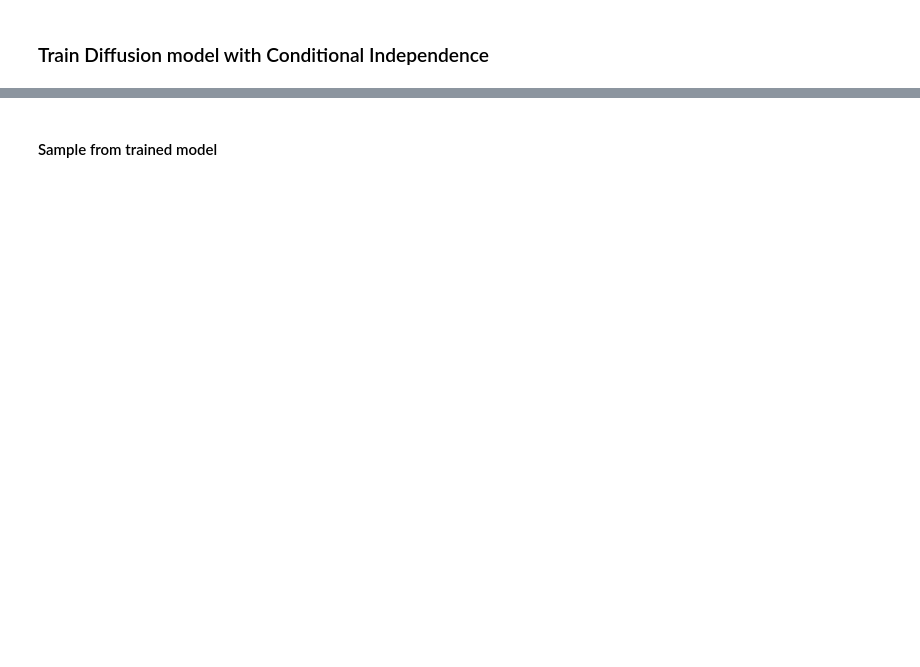
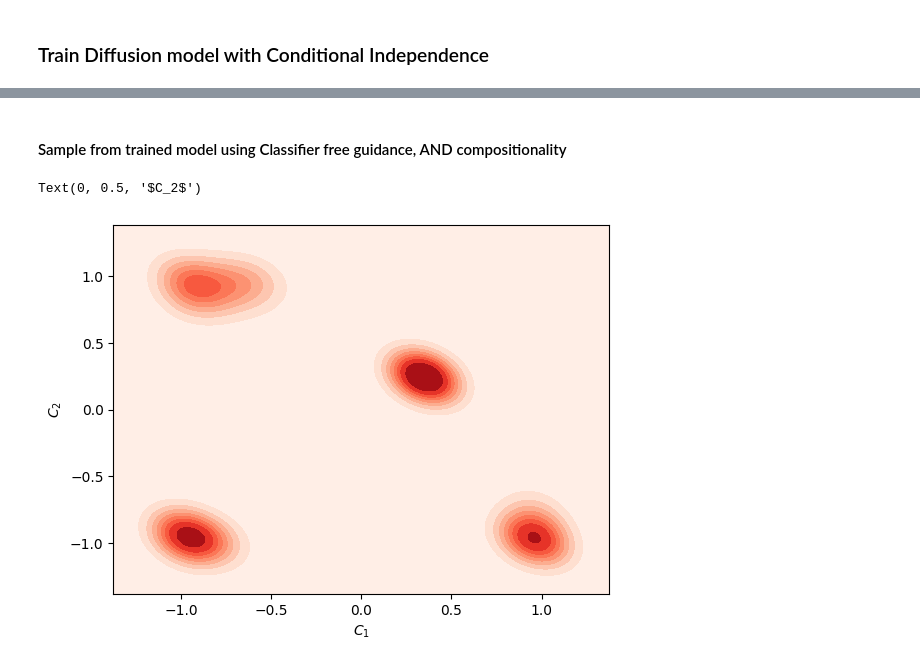
Before and after one commit to sachit3022/compositional-generation, a Jupyter notebook: notebooks/2d_gaussian_generation.ipynb, the cells around one changed output, grey strips where cells are left out. Drawn from its saved outputs; the diff is of its cells as text; code cells hidden in the pictures; blank space fills up the shorter version.

```diff
--- a/notebooks/2d_gaussian_generation.ipynb
+++ b/notebooks/2d_gaussian_generation.ipynb
@@ -104,10 +131,19 @@ class MLP(nn.Module):
 def prepare_labels(y,y_null):
     # prepare labels for diffusion and conditional independence.
     p_null = 0.2
-    y_diffusion_obj = torch.where(torch.rand(y.size(0),1,device=y.device) < p_null , y_null, y)
-    y_10,y_01,y_11,y_00 = y.clone(),y.clone(),y.clone(), y_null.clone()
-    y_10[:,1], y_01[:,0] = y_null[:,1], y_null[:,0]
-    y_coind_obj = torch.cat([y_10,y_01,y_11,y_00],dim=0)
+    #y_diffusion_obj = torch.where(torch.rand(y.size(0),1,device=y.device) < p_null , y_null, y)
+    y_diffusion_obj = torch.where(torch.rand(*y.shape,device=y.device) < p_null , y_null, y)
+    batch_size, num_cols = y.size()
+
+    all_y_idx = torch.arange(num_cols).repeat(batch_size,1)
+    y_indices = torch.argsort(torch.rand(*all_y_idx.shape[:2]), dim=1)
+    y_idx = torch.gather(all_y_idx, dim=-1, index=y_indices)[:,:2]
+    x_idx = torch.arange(batch_size*4)
+    y_null = y_null.repeat(2,1)
+    y_coind_obj = y.clone().repeat(4,1)
+    y_coind_obj[x_idx[:batch_size],y_idx[:batch_size,0]] = y_null[x_idx[:batch_size],y_idx[:batch_size,0]]
+    y_coind_obj[x_idx[batch_size:batch_size*3],:] = y_null[x_idx[:batch_size*2],:]
+    y_coind_obj[x_idx[batch_size:batch_size*2],y_idx[:batch_size,0]] = y[x_idx[:batch_size],y_idx[:batch_size,0]]
     return y_diffusion_obj,y_coind_obj
 
 
@@ -122,10 +158,13 @@ def train_step(batch,model,noise_scheduler,lambda_coind):
     xt = noise_scheduler.add_noise(x0, noise, timesteps)
     noise_pred = model(xt, timesteps,y_diffusion_obj)
     l_diffusion  = F.mse_loss(noise_pred, noise)
-    xt = xt.repeat(4,1,1,1)
-    timesteps = timesteps.repeat(4)
+
     if lambda_coind > 0.0:
+        xt = xt.repeat(4,1,1,1)
+        timesteps = timesteps.repeat(4)
         noise_pred_new = model(xt, timesteps,y_coind_obj).chunk(4,dim=0)
         l_coind = F.mse_loss(noise_pred_new[0]+noise_pred_new[1], noise_pred_new[2]+noise_pred_new[3])
         l = l_diffusion + lambda_coind*l_coind
+    else:
+        l = l_diffusion
     return l
@@ -134,11 +175,11 @@ import torch
 import torch.nn.functional as F
 import numpy as np
 
-lr = 3e-4
+lr = 1e-3
 data_size = 4096
 iterations = 5001
-hidden_dim = 512
-lambda_coind = 1.0
+hidden_dim = 256
+lambda_coind = 0.0
 print_every = 1000
 
 noise_scheduler = DDPMScheduler(num_train_timesteps=1000, prediction_type="epsilon", beta_schedule="linear")
@@ -166,5 +207,5 @@ Step 5000, Loss: 0.06540770083665848
 # %% [markdown]
-#### Sample from trained model
+#### Sample from trained model using Classifier free guidance, AND compositionality
 # %%
 class ModelWrapper(nn.Module):
     def __init__(self, model):
@@ -200,17 +241,23 @@ and_model = ANDGuidance(epsilon_network)
 cfg_model = ClassifierFreeGuidance(epsilon_network)
 # %%
 @torch.no_grad()
-def sample(model, num_samples,y,y_null,w):
+def sample(model, num_samples,model_kwargs):
     x = torch.randn(num_samples, 2, device=device)
-    extras = {'y':y,'y_null':y_null,'w':w}
     for i in range(1000):
-        t = torch.tensor([999 - i], device=device)
-        noise_pred = model(x, t, **extras)
+        t = torch.tensor([999 - i], device=device).repeat(num_samples)
+        noise_pred = model(x, t, **model_kwargs)
+        t = t[0]
         x = noise_scheduler.step(noise_pred, t, x).prev_sample
     return x
-w = 5.0
+
 
 y = torch.randint(1,3, (1000,2)).to(device)
 y_null = torch.tensor([[0,0]]).repeat(1000,1).to(device)
-samples = sample(cfg_model, 1000,y,y_null,w)
+model_kwargs = {'y':y,'y_null':y_null}
+samples = sample(and_model, 1000,model_kwargs)
 density_plot(samples.cpu().detach().numpy())
+plt.xlabel(r"$C_1$")
+plt.ylabel(r"$C_2$")
+# %% [output]
+Text(0, 0.5, '$C_2$')
+[figure, added]
```
Also changed, not shown: parts of 18 cells of this notebook, 8 other files.
